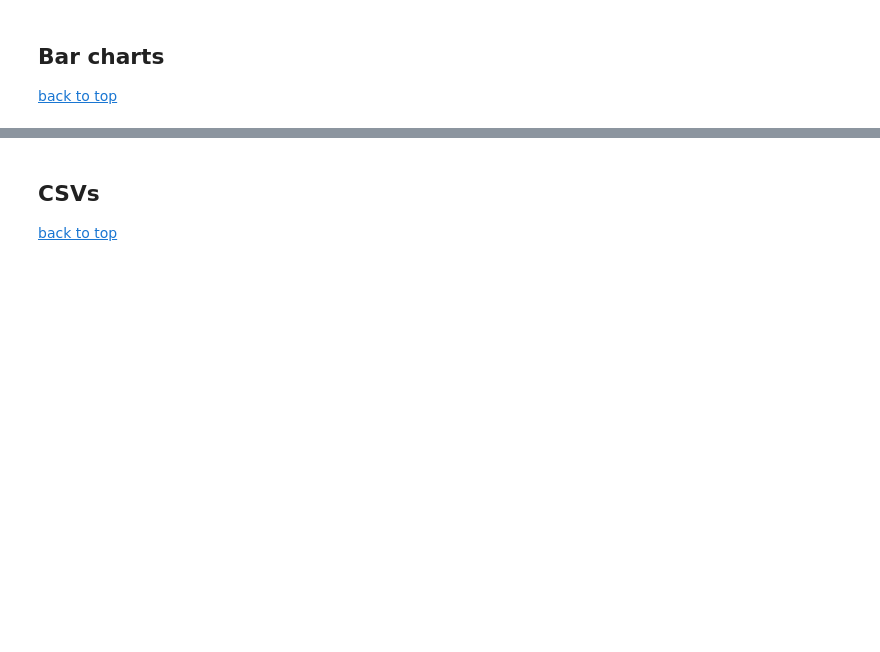
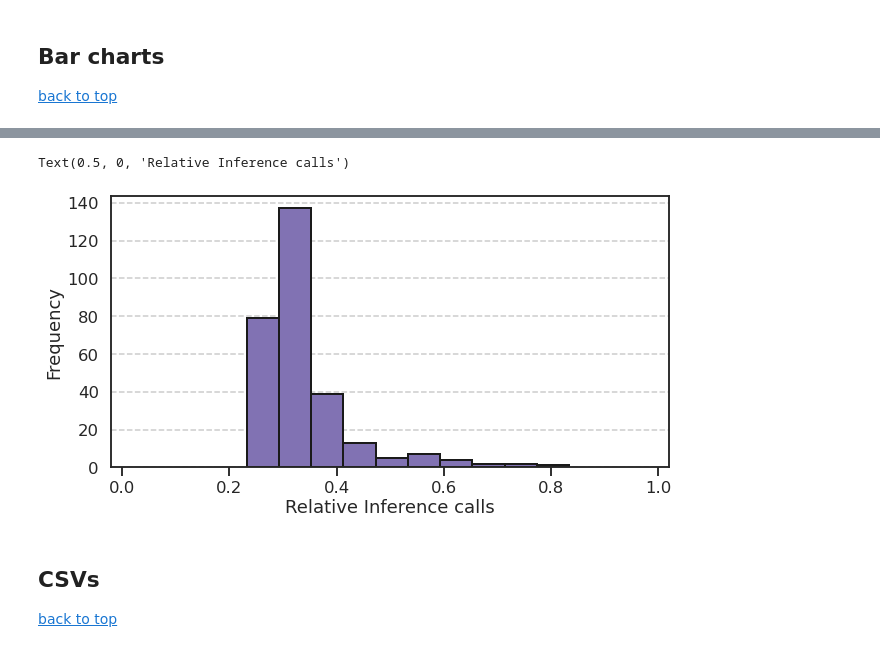
Before and after one commit to coleygroup/molpal, a Jupyter notebook: notebooks/dockstring-figures.ipynb, the cells around one changed output, grey strips where cells are left out. Saved outputs shown, nothing was run; the diff lists cells and outputs as text; code cells hidden in the pictures; blank space fills up the shorter version.

```diff
--- a/notebooks/dockstring-figures.ipynb
+++ b/notebooks/dockstring-figures.ipynb
@@ -30,17 +31,26 @@ DOCKSTRING_DATASETS_ROOT
 # %%
 from pathlib import Path
 import pickle
+import sys
+from typing import List
 
-from matplotlib import pyplot as plt
+from matplotlib import pyplot as plt, ticker
 import numpy as np
 import pandas as pd
 import seaborn as sns
 from scipy.stats import ttest_ind_from_stats
 from sklearn.metrics import r2_score
 
+sys.path.append("../")
+sys.path.append("../scripts/")
+from scripts.experiment import Experiment
+from scripts.dataset import Dataset
+
 sns.set_theme("talk", "white")
 
 DOCKSTRING_DATASETS_ROOT = Path.home() / "active-projects/molpal-pruning/datasets/dockstring"
+DOCKSTRING_RUNS_ROOT = Path.home() / "active-projects/molpal-pruning/runs/dockstring"
+SIZE = int(260e3)
 
 def get_dockstring_data(split, N: int):
     full_dataset_paths = DOCKSTRING_DATASETS_ROOT / split / "full"
@@ -163,0 +209,44 @@ fig.tight_layout()
+# %%
+def retained_idxss(expt: Experiment) -> List[np.ndarray]:
+    return [np.load(chkpt / "retained_idxs.npy") for chkpt in expt.chkpts[:-1]]
+
+def pad_xss(xss) -> np.ndarray:
+    n = max(len(xs) for xs in xss)
+    xss = [np.pad(xs, (0, n - len(xs)), constant_values=np.nan) for xs in xss]
+
+    return np.array(xss, float)
+
+def total_inference_calls(split: str, N: int):
+    target_dirs = sorted(
+        (DOCKSTRING_RUNS_ROOT / split / "prune").iterdir(), key=lambda p: p.stem
+    )
+    N_calls = []
+    for target_dir in target_dirs:
+        n_calls = []
+        for expt in target_dir.iterdir():
+            expt = Experiment(expt)
+            inf_calls = [SIZE, *[float(len(I)) for I in retained_idxss(expt)[:N-1]]]
+            n_calls.append(sum(inf_calls))
+        N_calls.append(n_calls)
+
+    return pad_xss(N_calls)
+
+split = "0.004"
+N = 5
+
+fig, ax = plt.subplots(1, 1, figsize=(10, 5))
+
+N_calls = total_inference_calls(split, N)
+F_calls = N_calls[~np.isnan(N_calls)] / (SIZE * N)
+
+ax.hist(F_calls, lw=2, ec="k", color="m")
+
+ax.set_xlim(-0.02, 1.02)
+ax.tick_params(axis="x", which="major", bottom=True)
+ax.grid(True, which="both", axis="y", ls="--")
+
+ax.set_ylabel("Frequency")
+ax.set_xlabel("Relative Inference calls")
+# %% [output]
+Text(0.5, 0, 'Relative Inference calls')
+[figure, added]
```
Also changed, not shown: parts of 9 cells of this notebook, 5 other files.
